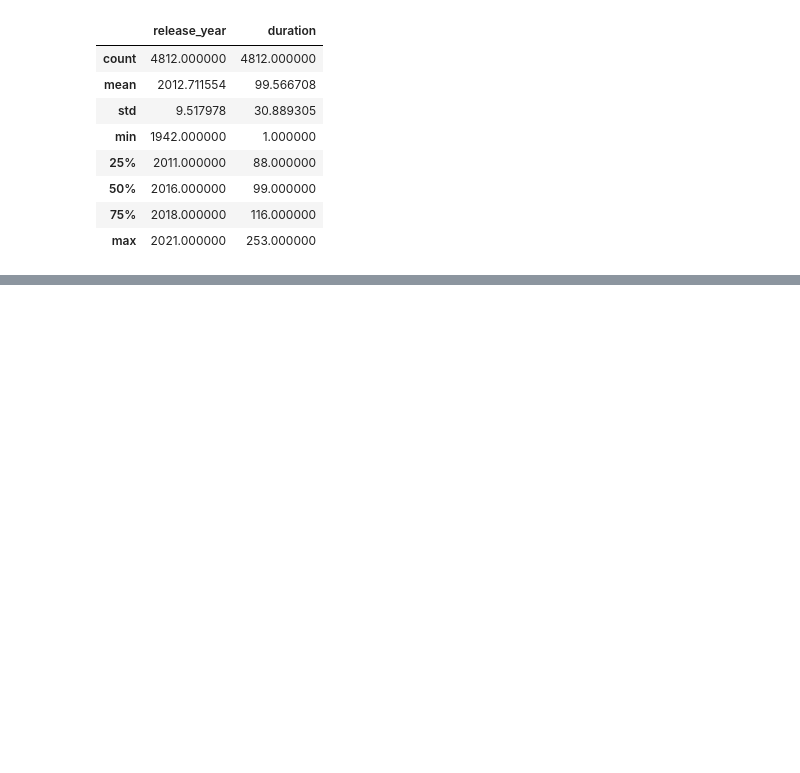
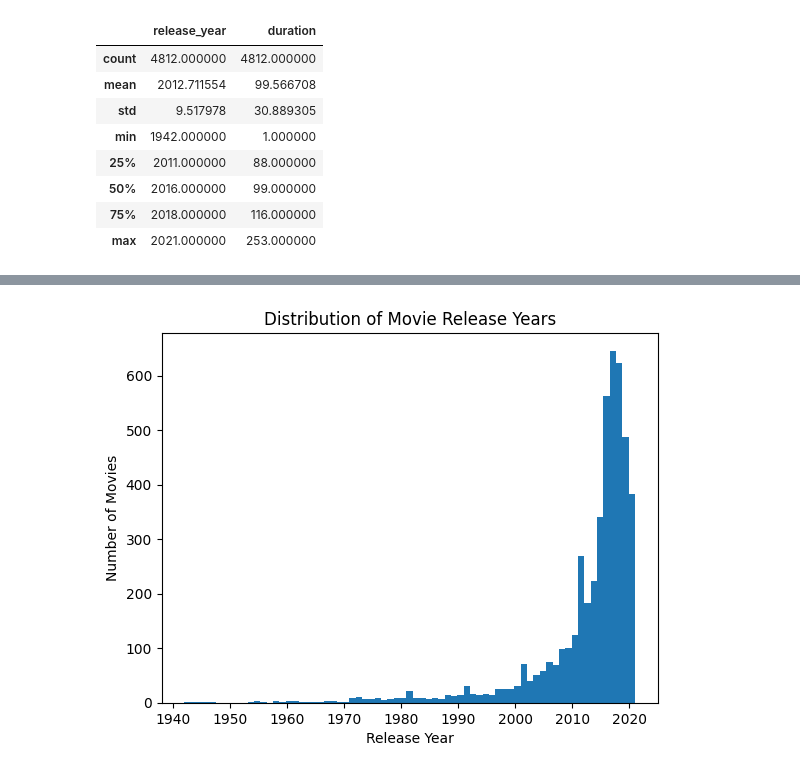
Before and after one commit to AbdallahM19/netflix_notebook, a Jupyter notebook: day_1.ipynb, the cells around one changed output, grey strips where cells are left out. Drawn from its saved outputs; the diff is of its cells as text; code cells hidden in the pictures; blank space fills up the shorter version.

Commit message:
update day_1 notebook: enhance data visualization and refine analysis sections

```diff
--- a/day_1.ipynb
+++ b/day_1.ipynb
@@ -58,0 +108,12 @@ netflix_df.describe()
+# %%
+# Visualize the distribution of movie release years using a histogram (use Matplotlib or Seaborn).
+plt.hist(
+    netflix_df['release_year'],
+    bins=netflix_df['release_year'].nunique(),
+)
+plt.xlabel('Release Year')
+plt.ylabel('Number of Movies')
+plt.title('Distribution of Movie Release Years')
+plt.show()
+# %% [output]
+[figure, added]
```
Also changed, not shown: parts of 4 cells of this notebook.
